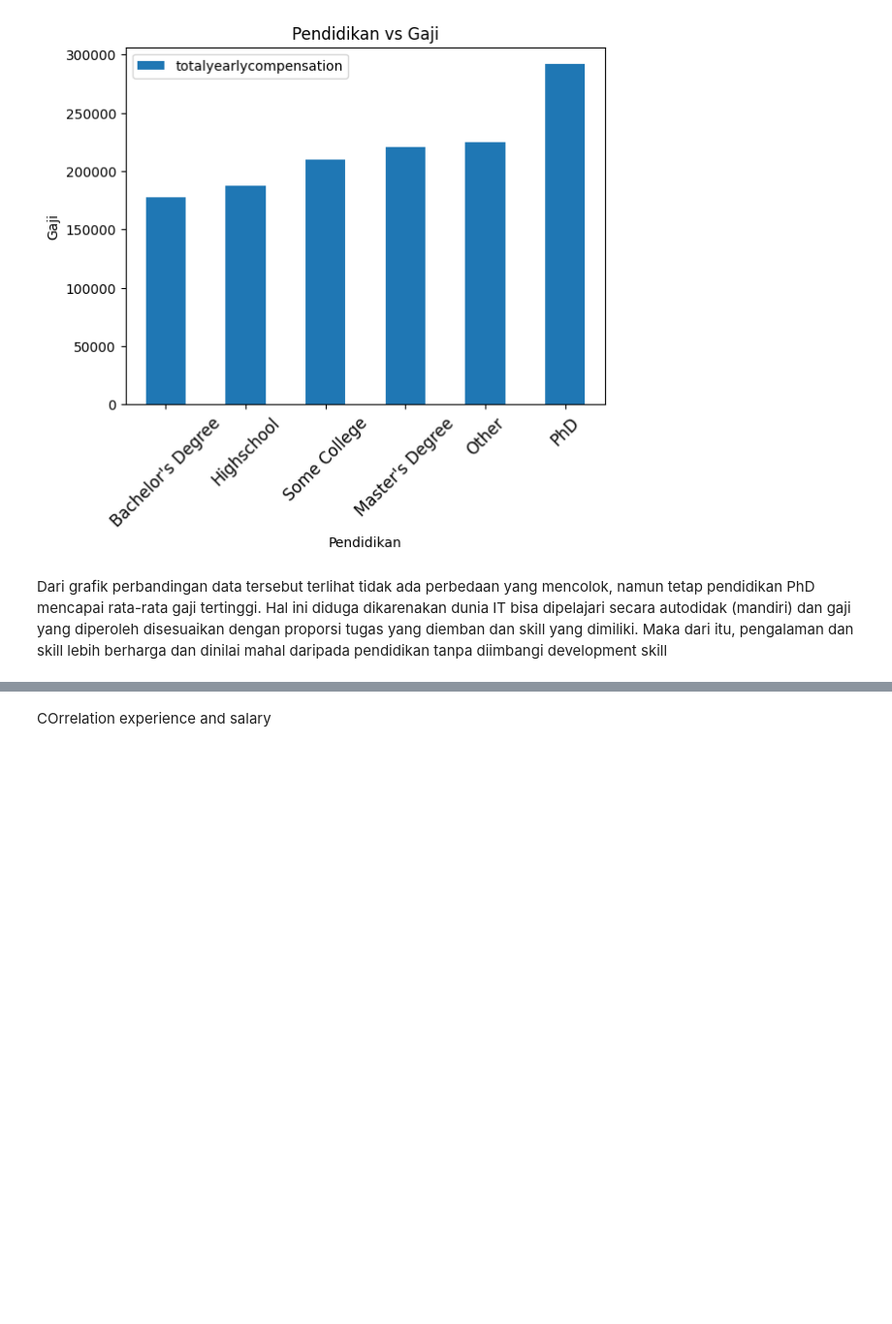
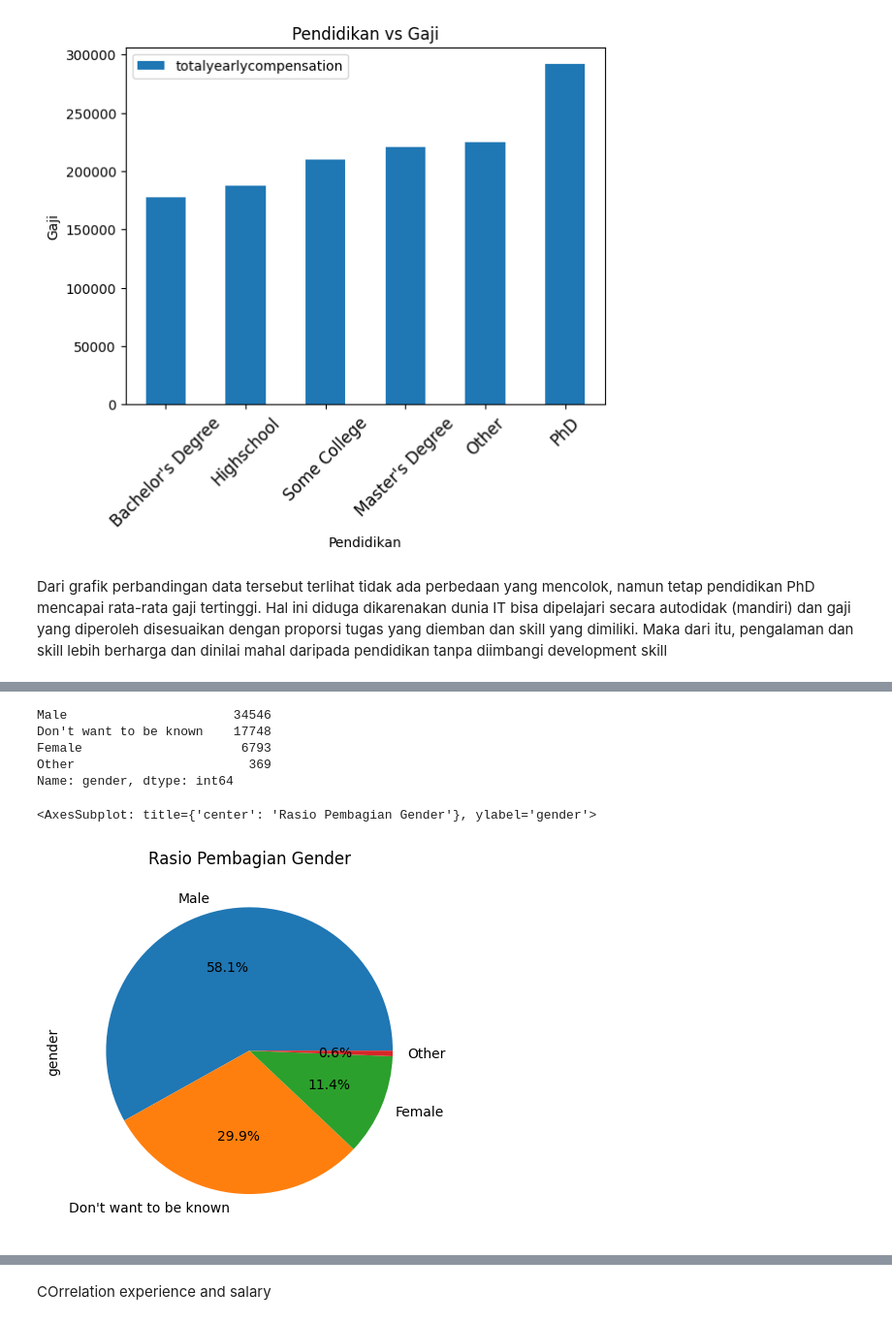
Before and after one commit to fairuzald/andat-Tubes2, a Jupyter notebook: main.ipynb, the cells around one changed output, grey strips where cells are left out. Shown at 97% size. Cells and saved outputs as stored; diff of their text form; code cells hidden in the pictures; blank space fills up the shorter version.

```diff
--- a/main.ipynb
+++ b/main.ipynb
@@ -1038,0 +1062,14 @@ The `ci` parameter is deprecated. Use `errorbar=None` for the same effect.
+# %%
+df72 = data["gender"].value_counts()
+df72
+# %% [output]
+Male                      34546
+Don't want to be known    17748
+Female                     6793
+Other                       369
+Name: gender, dtype: int64
+# %%
+df72.plot(kind="pie", autopct = "%1.1f%%", title = "Rasio Pembagian Gender")
+# %% [output]
+<AxesSubplot: title={'center': 'Rasio Pembagian Gender'}, ylabel='gender'>
+[figure, added]
```
Also changed, not shown: parts of 32 cells of this notebook.
